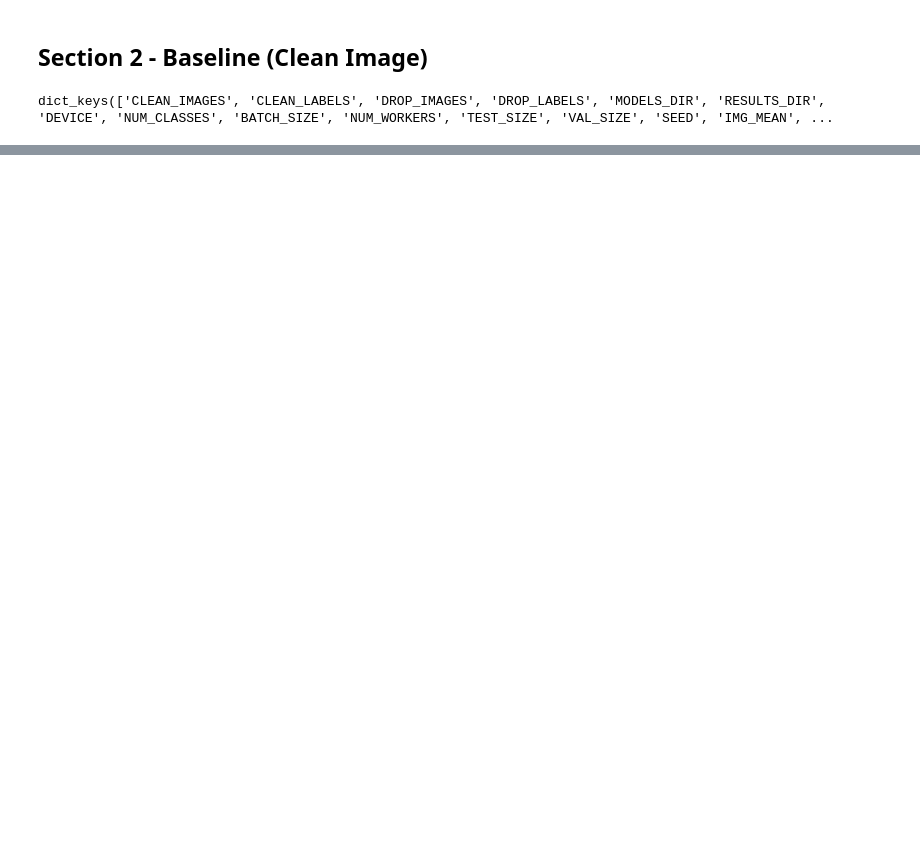
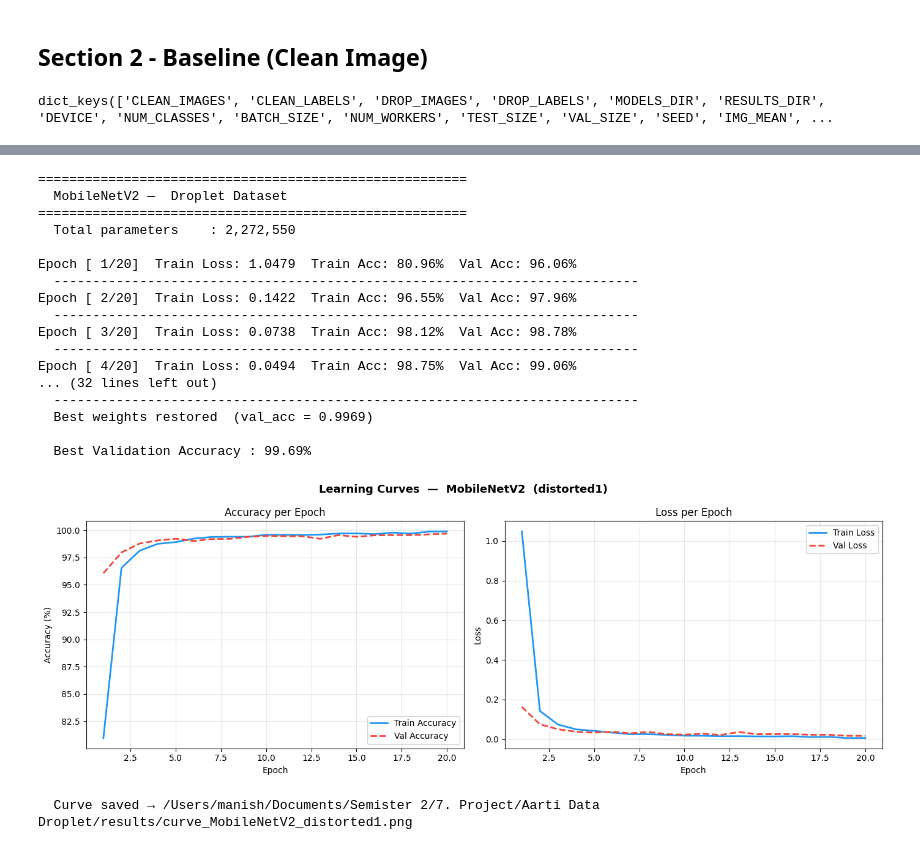
Before and after one commit to Aarti0105/Crop-disease-detection, a Jupyter notebook: notebooks/training.ipynb, the cells around one changed output, grey strips where cells are left out. Saved outputs shown, nothing was run; the diff lists cells and outputs as text; code cells hidden in the pictures; blank space fills up the shorter version.

```diff
--- a/notebooks/training.ipynb
+++ b/notebooks/training.ipynb
@@ -147,0 +161,39 @@ Epoch [ 1/20]  Train Loss: 0.4743  Train Acc: 91.12%  Val Acc: 98.19%  lr=1.00e-
+# %%
+for model_name in CFG["MODELS"]:
+
+    print(f"\n{'='*55}")
+    print(f"  {model_name} —  Droplet Dataset")
+    print(f"{'='*55}")
+
+    # Step 1: Build model (load ImageNet weights, freeze base, add our head)
+    bundle = build_model(model_name, CFG)
+
+    # Step 2: Train (Phase 1: head only → Phase 2: fine-tune base layers)
+    trained_model, history = train_model(bundle, loaders_distorted2, "distorted1", CFG)
+
+    # Step 4: Plot accuracy and loss curves
+    plot_history(model_name, "distorted1", CFG)
+
+    # Free memory before training the next model
+    del trained_model, bundle
+    torch.mps.empty_cache() if CFG["DEVICE"] == "mps" else None
+# %% [output]
+=======================================================
+  MobileNetV2 —  Droplet Dataset
+=======================================================
+  Total parameters    : 2,272,550
+
+Epoch [ 1/20]  Train Loss: 1.0479  Train Acc: 80.96%  Val Acc: 96.06%
+  ---------------------------------------------------------------------------
+Epoch [ 2/20]  Train Loss: 0.1422  Train Acc: 96.55%  Val Acc: 97.96%
+  ---------------------------------------------------------------------------
+Epoch [ 3/20]  Train Loss: 0.0738  Train Acc: 98.12%  Val Acc: 98.78%
+  ---------------------------------------------------------------------------
+Epoch [ 4/20]  Train Loss: 0.0494  Train Acc: 98.75%  Val Acc: 99.06%
+... (32 lines left out)
+  ---------------------------------------------------------------------------
+  Best weights restored  (val_acc = 0.9969)
+
+  Best Validation Accuracy : 99.69%
+[figure, added]
+  Curve saved → /Users/manish/Documents/Semister 2/7. Project/Aarti Data Droplet/results/curve_MobileNetV2_distorted1.png
```
Also changed, not shown: parts of 8 cells of this notebook, 8 other files.
